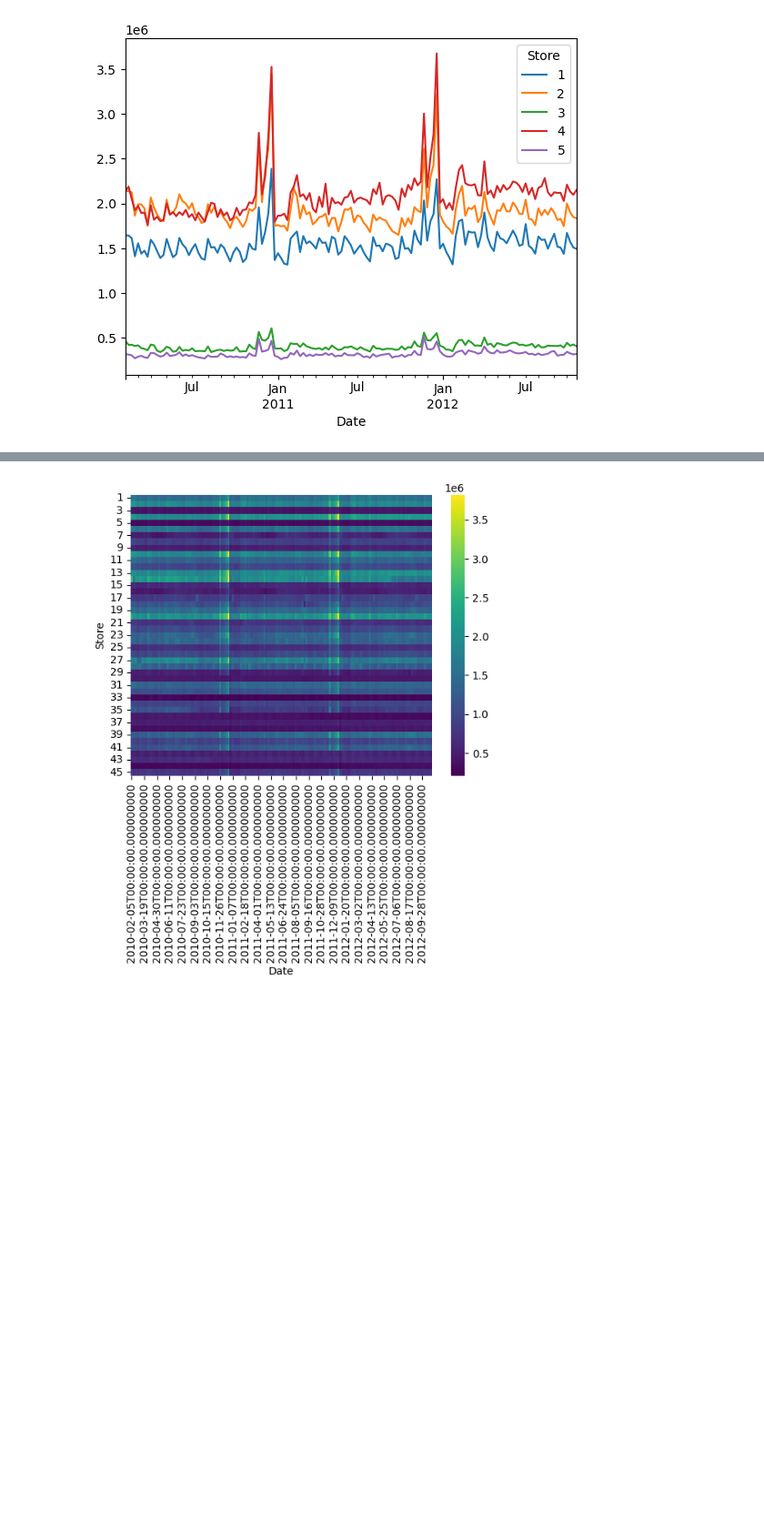
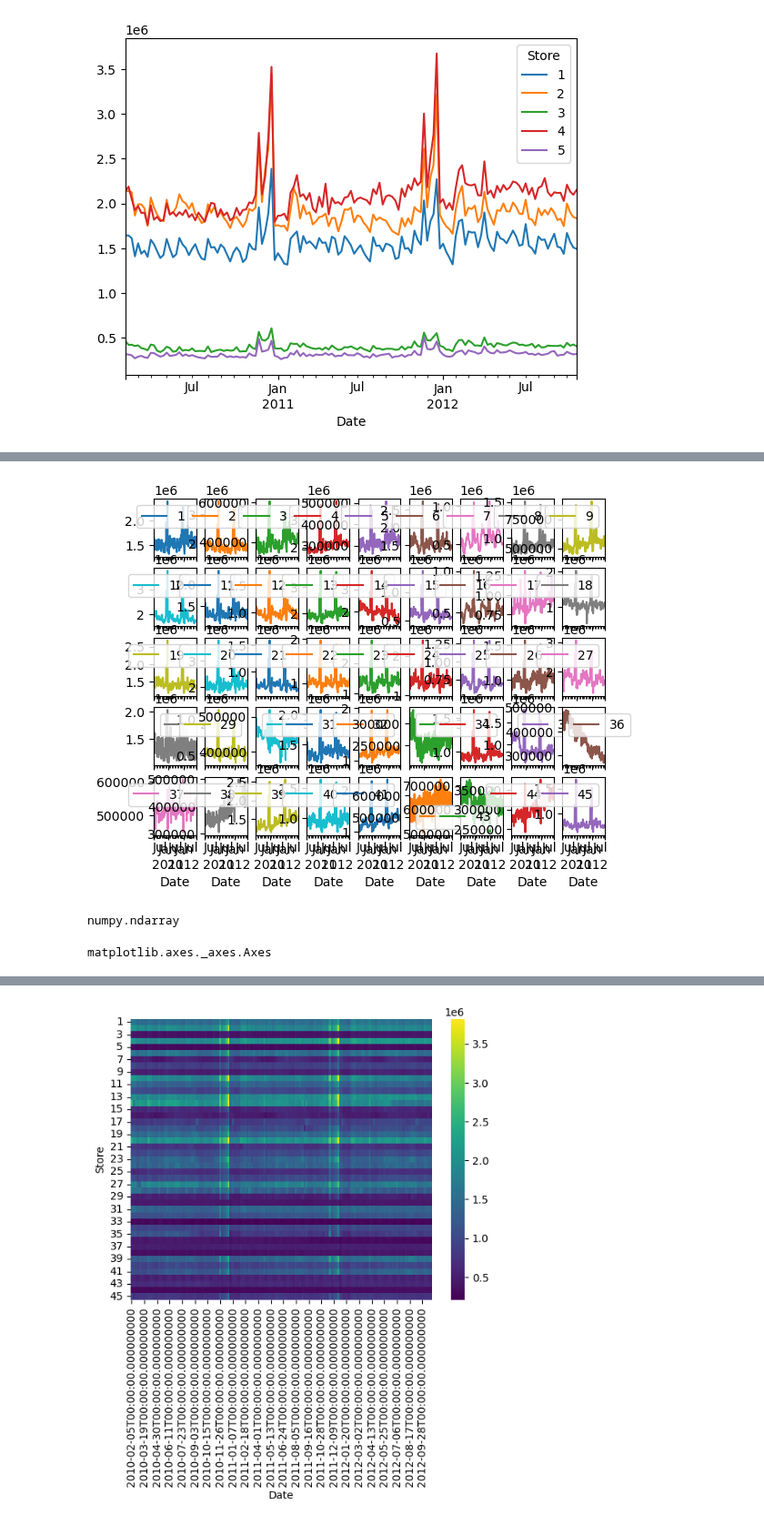
Before and after one commit to KelvynWelsch/exploring_data-science, a Jupyter notebook: analysis.ipynb, the cells around one changed output, grey strips where cells are left out. Shown at 91% size. Drawn from its saved outputs; the diff is of its cells as text; code cells hidden in the pictures; blank space fills up the shorter version.

```diff
--- a/analysis.ipynb
+++ b/analysis.ipynb
@@ -386,0 +588,13 @@ plt.show()
+# %%
+subplot = df_pivot.plot(subplots = True, layout=(5, 9))
+plt.show()
+# %% [output]
+[figure, added]
+# %%
+type(subplot)
+# %% [output]
+numpy.ndarray
+# %%
+type(subplot[1,1])
+# %% [output]
+matplotlib.axes._axes.Axes
```
Also changed, not shown: parts of 47 cells of this notebook.
